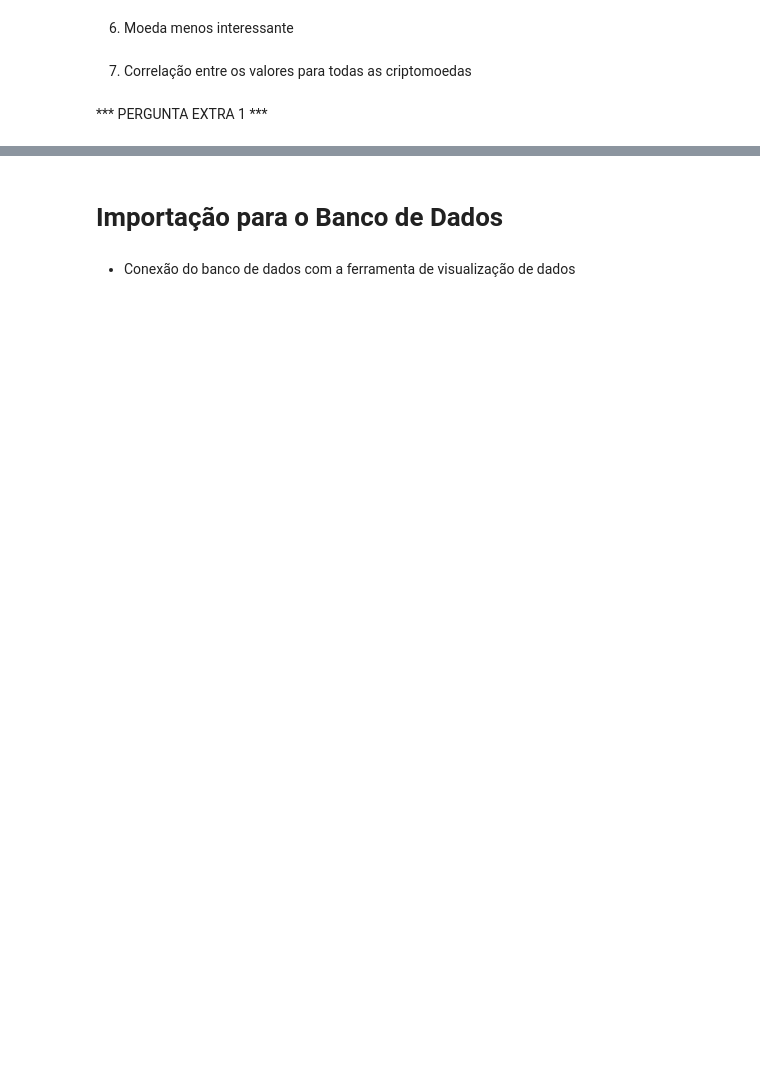
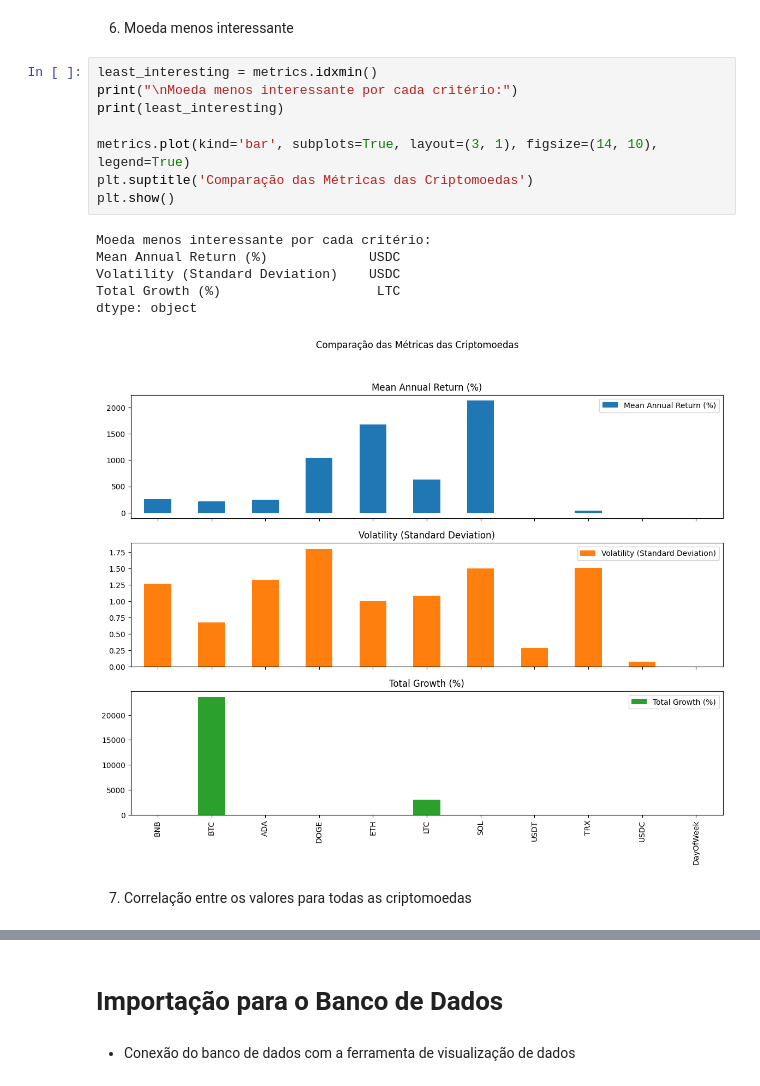
Before and after one commit to carolrc/criptomoedas, a Jupyter notebook: trabalho_em_grupo.ipynb, the cells around one changed output, grey strips where cells are left out. Cells and saved outputs as stored; diff of their text form; blank space fills up the shorter version.

Commit message:
Add files via upload
Adicionado as respostas das perguntas 5, 6 e 7. Correção da primeira pergunta extra, relacionado-a com o código criado.

```diff
--- a/trabalho_em_grupo.ipynb
+++ b/trabalho_em_grupo.ipynb
@@ -163,6 +208,19 @@ plt.show()
 # %% [markdown]
 6. Moeda menos interessante
+# %%
+least_interesting = metrics.idxmin()
+print("\nMoeda menos interessante por cada critério:")
+print(least_interesting)
+
+metrics.plot(kind='bar', subplots=True, layout=(3, 1), figsize=(14, 10), legend=True)
+plt.suptitle('Comparação das Métricas das Criptomoedas')
+plt.show()
+# %% [output]
+Moeda menos interessante por cada critério:
+Mean Annual Return (%)             USDC
+Volatility (Standard Deviation)    USDC
+Total Growth (%)                    LTC
+dtype: object
+[figure, added]
 # %% [markdown]
 7. Correlação entre os valores para todas as criptomoedas
-# %% [markdown]
- *** PERGUNTA EXTRA 1 ***
```
Also changed, not shown: parts of 9 cells of this notebook.
